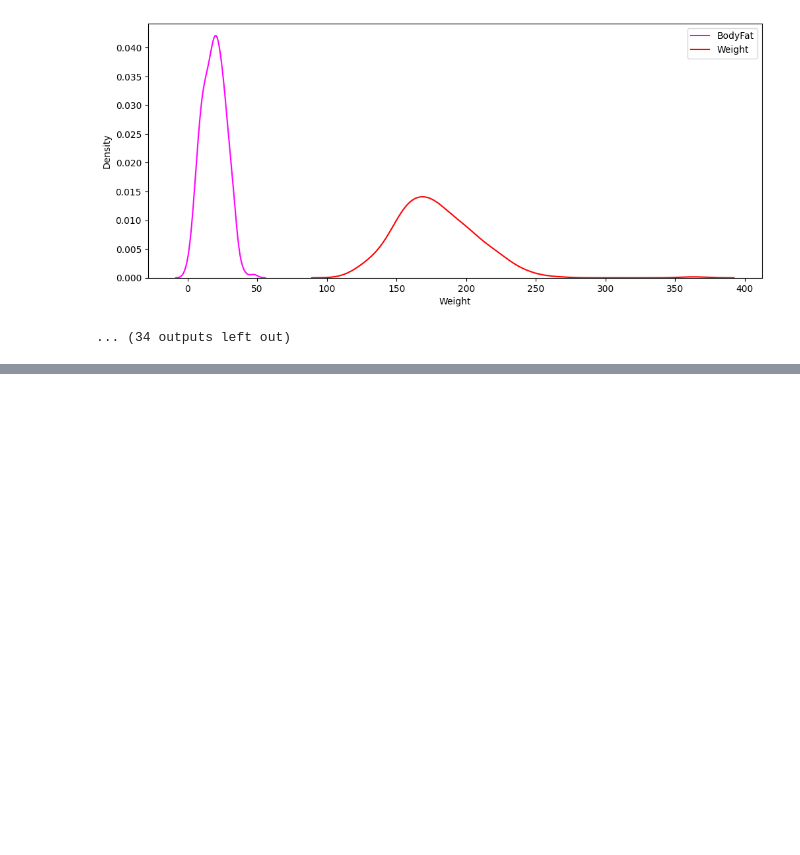
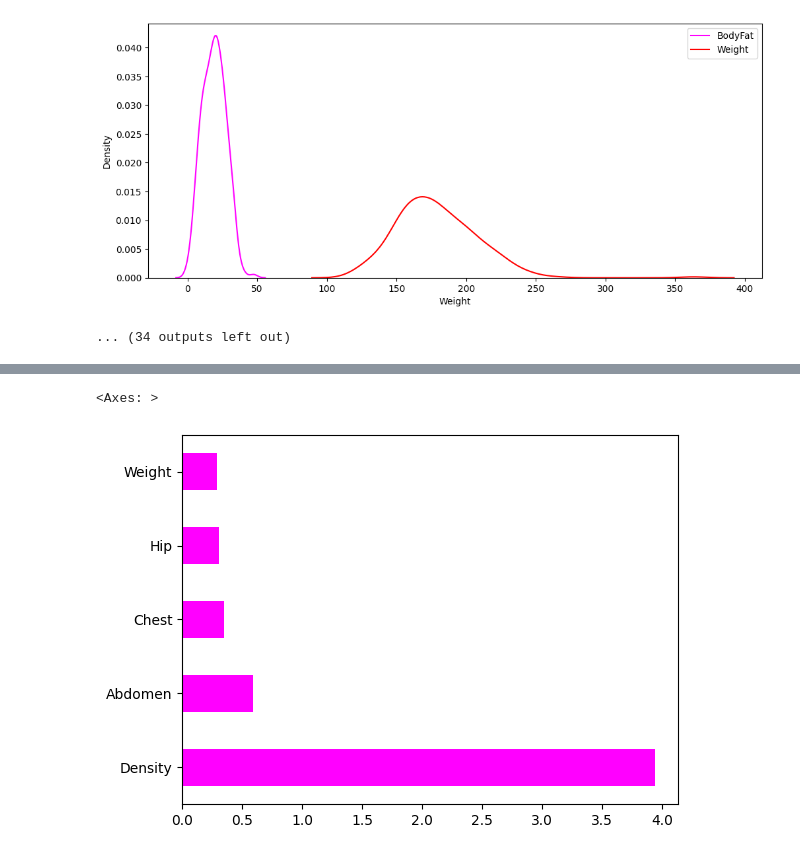
Before and after one commit to ttbontra/body-fat-estimator, a Jupyter notebook: body_fat_prediction.ipynb, the cells around one changed output, grey strips where cells are left out. Cells and saved outputs as stored; diff of their text form; code cells hidden in the pictures; blank space fills up the shorter version.

```diff
--- a/body_fat_prediction.ipynb
+++ b/body_fat_prediction.ipynb
@@ -180,0 +215,8 @@ Plots for Neck feature is shown below
+# %%
+from sklearn.feature_selection import mutual_info_regression
+mr = mutual_info_regression(train, test)
+plotdata = pd.Series(mr, index=train.columns)
+plotdata.nlargest(5).plot(kind='barh', color='magenta')
+# %% [output]
+<Axes: >
+[figure, added]
```
Also changed, not shown: parts of 16 cells of this notebook.
